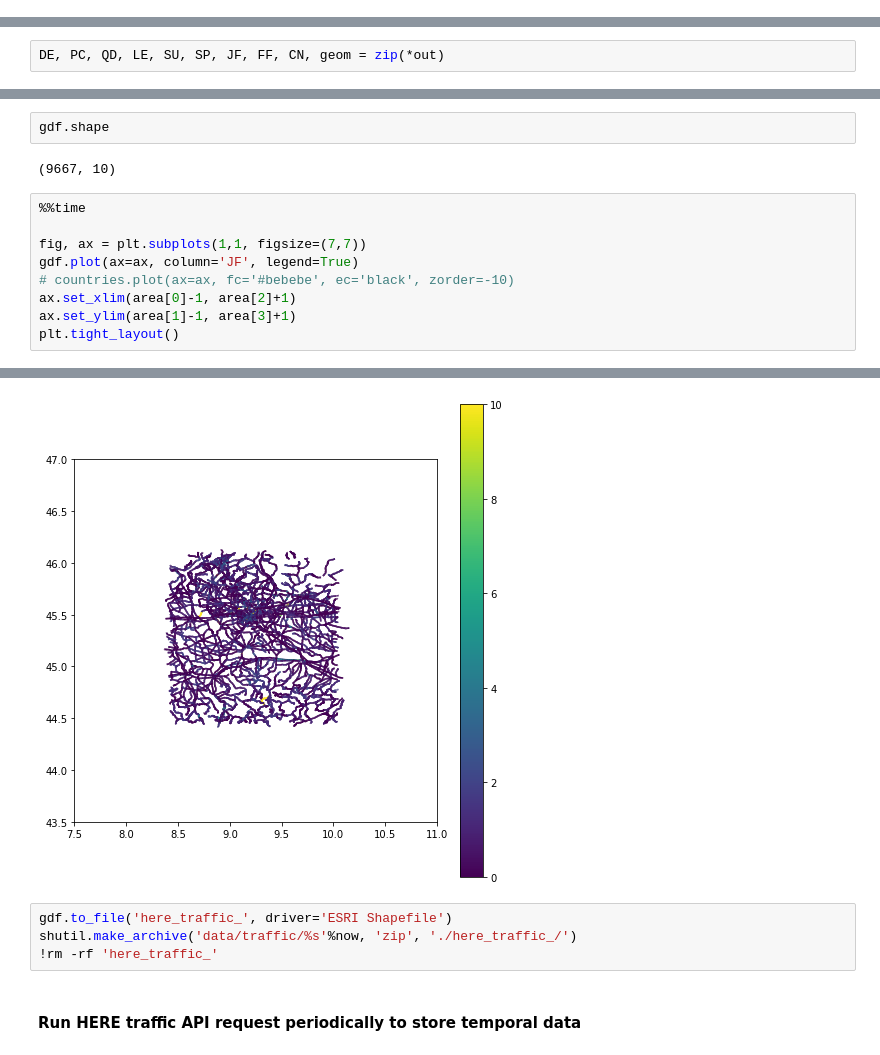
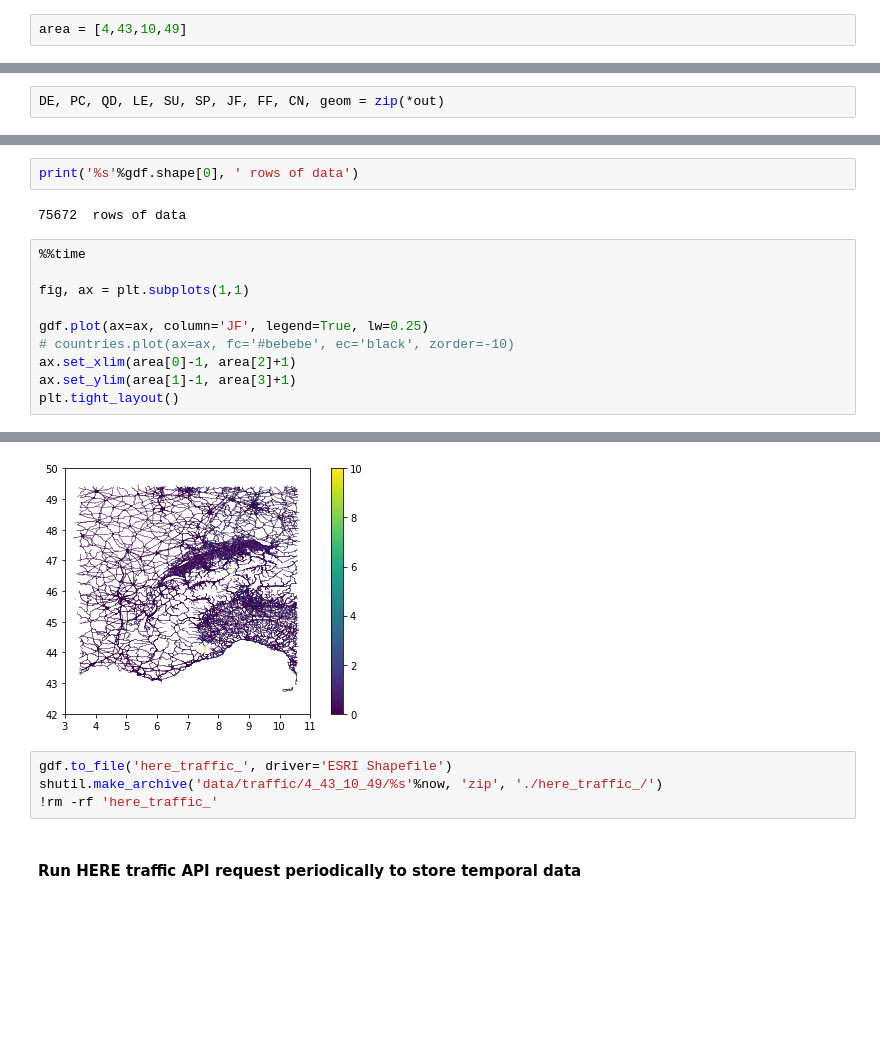
Before and after one commit to ECMWFCode4Earth/MaLePoM, a Jupyter notebook: here_traffic.ipynb, the cells around one changed output, grey strips where cells are left out. Saved outputs shown, nothing was run; the diff lists cells and outputs as text; blank space fills up the shorter version.

Commit message:
here traffic

```diff
--- a/here_traffic.ipynb
+++ b/here_traffic.ipynb
@@ -40,3 +23,5 @@ area = [8.5,44.5,10,46.0]
+# %%
+area = [4,43,10,49]
 # %%
 key = open('here_api_key.txt')
 key = key.read()
@@ -107,12 +92,13 @@ gdf.head()
-# %%
-gdf.shape
-# %% [output]
-(9667, 10)
+# %%
+print('%s'%gdf.shape[0], ' rows of data')
+# %% [output]
+75672  rows of data
 # %%
 %%time
 
-fig, ax = plt.subplots(1,1, figsize=(7,7))
-gdf.plot(ax=ax, column='JF', legend=True)
+fig, ax = plt.subplots(1,1)
+
+gdf.plot(ax=ax, column='JF', legend=True, lw=0.25)
 # countries.plot(ax=ax, fc='#bebebe', ec='black', zorder=-10)
 ax.set_xlim(area[0]-1, area[2]+1)
 ax.set_ylim(area[1]-1, area[3]+1)
@@ -123,7 +109,7 @@ Wall time: 11.2 s
-[figure, old version]
+[figure, new version]
 # %%
 gdf.to_file('here_traffic_', driver='ESRI Shapefile')
-shutil.make_archive('data/traffic/%s'%now, 'zip', './here_traffic_/')
+shutil.make_archive('data/traffic/4_43_10_49/%s'%now, 'zip', './here_traffic_/')
 !rm -rf 'here_traffic_'
 # %% [markdown]
 #### Run HERE traffic API request periodically to store temporal data
```
Also changed, not shown: parts of 7 cells of this notebook.
